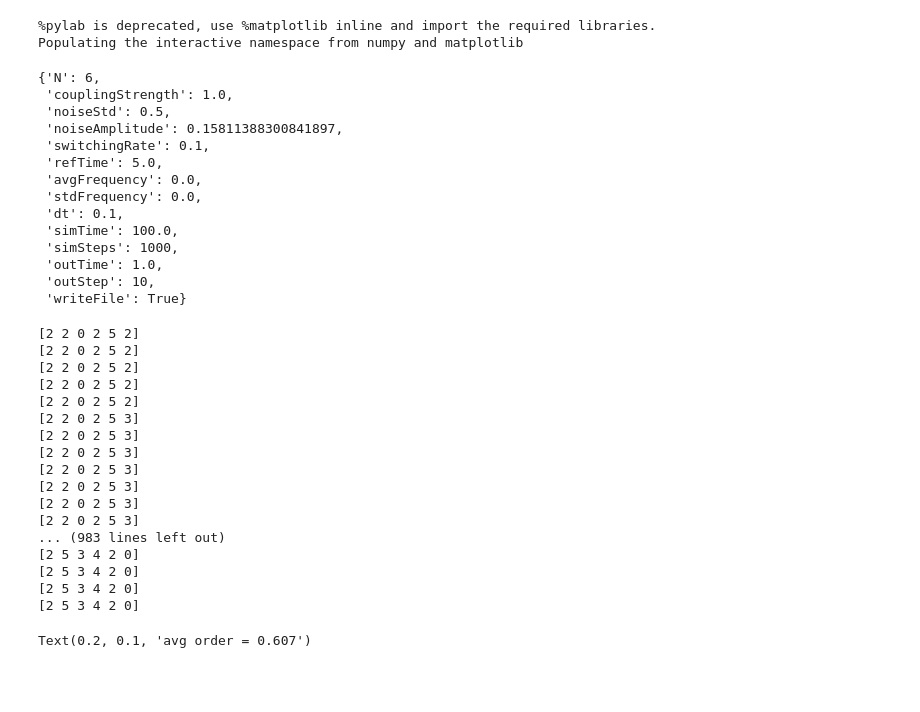
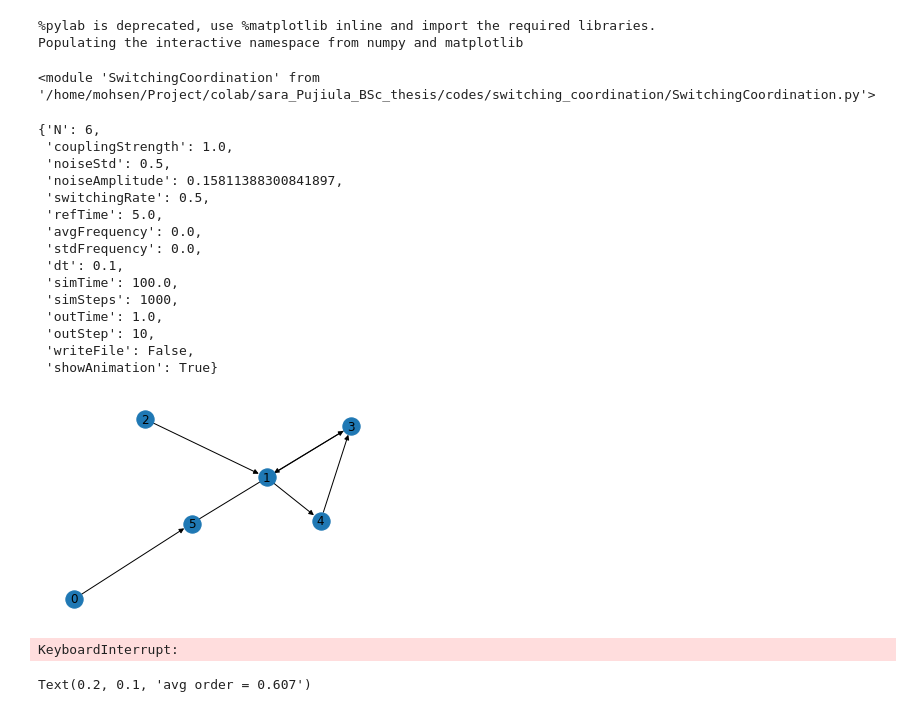
Before and after one commit to mohsen-raoufi/switching_coordination, a Jupyter notebook: TestingSwitchingModel.ipynb, the cells around one changed output. Drawn from its saved outputs; the diff is of its cells as text; code cells hidden in the pictures; blank space fills up the shorter version.

```diff
--- a/TestingSwitchingModel.ipynb
+++ b/TestingSwitchingModel.ipynb
@@ -2,23 +2,29 @@
 import pandas as pd
 %pylab inline
 import SwitchingCoordination as sc
+
+
+from importlib import reload
+reload(sc)
+
 # %load_ext autoreload
 # %autoreload 2
 # %% [output]
 %pylab is deprecated, use %matplotlib inline and import the required libraries.
 Populating the interactive namespace from numpy and matplotlib
+<module 'SwitchingCoordination' from '/home/mohsen/Project/colab/sara_Pujiula_BSc_thesis/codes/switching_coordination/SwitchingCoordination.py'>
 # %%
 # initialize a parameter dictionary
-params=sc.InitParams(N=6,switchingRate=0.1,
+params=sc.InitParams(N=6,switchingRate=0.5,
                      refTime=5.0,noiseStd=.5,
-                     avgFrequency=0.0, writeFile=True)
+                     avgFrequency=0.0, writeFile=False, showAnimation=True)
 params
 # %% [output]
 {'N': 6,
  'couplingStrength': 1.0,
  'noiseStd': 0.5,
  'noiseAmplitude': 0.15811388300841897,
- 'switchingRate': 0.1,
+ 'switchingRate': 0.5,
  'refTime': 5.0,
  'avgFrequency': 0.0,
  'stdFrequency': 0.0,
@@ -27,28 +33,17 @@ params
  'simSteps': 1000,
  'outTime': 1.0,
  'outStep': 10,
- 'writeFile': True}
+ 'writeFile': False,
+ 'showAnimation': True}
 # %%
+reload(sc)
+
+
 #perform a single simulation
 outData, data = sc.SingleSimulation(params)
 # %% [output]
+[figure, added]
-[2 2 0 2 5 2]
-[2 2 0 2 5 2]
-[2 2 0 2 5 2]
-[2 2 0 2 5 2]
-[2 2 0 2 5 2]
-[2 2 0 2 5 3]
-[2 2 0 2 5 3]
-[2 2 0 2 5 3]
-[2 2 0 2 5 3]
-[2 2 0 2 5 3]
-[2 2 0 2 5 3]
-[2 2 0 2 5 3]
-... (983 lines left out)
-[2 5 3 4 2 0]
-[2 5 3 4 2 0]
-[2 5 3 4 2 0]
-[2 5 3 4 2 0]
+KeyboardInterrupt:
 # %%
 # plot single trajectories versus time
 figure(figsize=(10,4))
```
Also changed, not shown: parts of 1 cell of this notebook, 3 other files.
